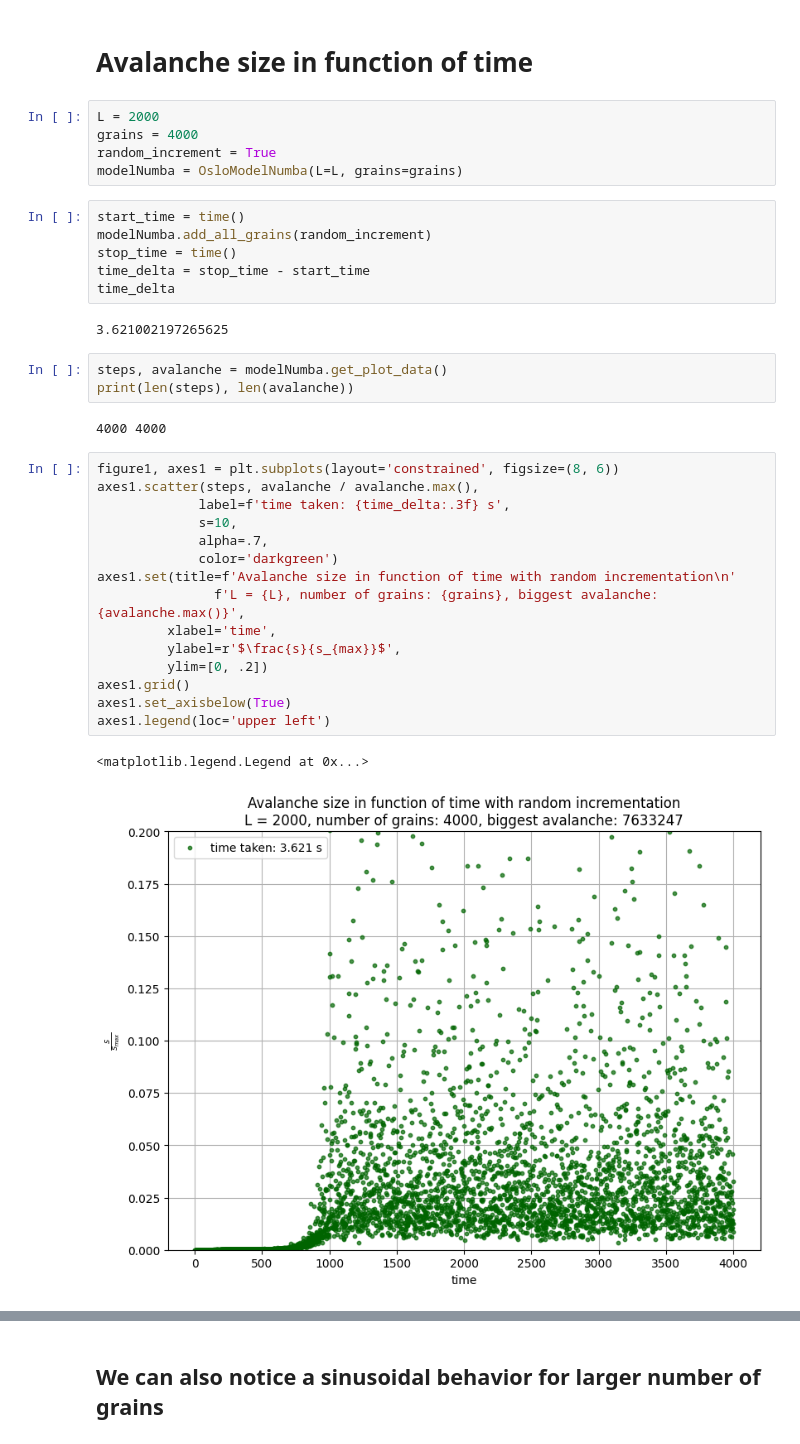
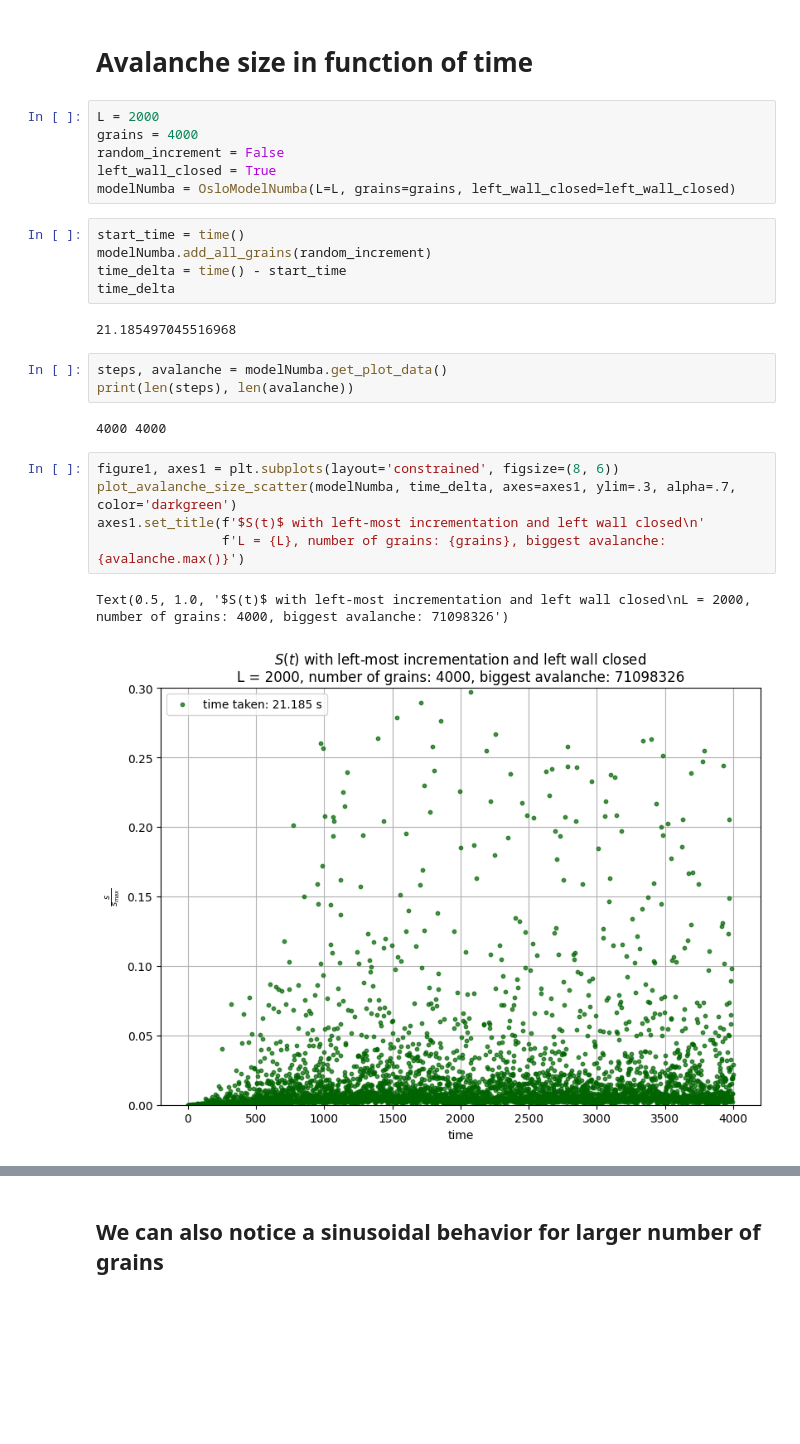
Before and after one commit to Yolonek/BoidsFlocking, a Jupyter notebook: OsloModel/OsloModel.ipynb, the cells around one changed output, grey strips where cells are left out. Saved outputs shown, nothing was run; the diff lists cells and outputs as text; blank space fills up the shorter version.

```diff
--- a/OsloModel/OsloModel.ipynb
+++ b/OsloModel/OsloModel.ipynb
@@ -40,16 +41,16 @@ modelNumba.add_all_grains(True)
 # %%
 L = 2000
 grains = 4000
-random_increment = True
-modelNumba = OsloModelNumba(L=L, grains=grains)
+random_increment = False
+left_wall_closed = True
+modelNumba = OsloModelNumba(L=L, grains=grains, left_wall_closed=left_wall_closed)
 # %%
 start_time = time()
 modelNumba.add_all_grains(random_increment)
-stop_time = time()
-time_delta = stop_time - start_time
+time_delta = time() - start_time
 time_delta
 # %% [output]
-3.621002197265625
+21.185497045516968
 # %%
 steps, avalanche = modelNumba.get_plot_data()
 print(len(steps), len(avalanche))
@@ -57,20 +58,10 @@ print(len(steps), len(avalanche))
 4000 4000
 # %%
 figure1, axes1 = plt.subplots(layout='constrained', figsize=(8, 6))
-axes1.scatter(steps, avalanche / avalanche.max(),
-             label=f'time taken: {time_delta:.3f} s',
-             s=10,
-             alpha=.7,
-             color='darkgreen')
-axes1.set(title=f'Avalanche size in function of time with random incrementation\n'
-               f'L = {L}, number of grains: {grains}, biggest avalanche: {avalanche.max()}',
-         xlabel='time',
-         ylabel=r'$\frac{s}{s_{max}}$',
-         ylim=[0, .2])
-axes1.grid()
-axes1.set_axisbelow(True)
-axes1.legend(loc='upper left')
+plot_avalanche_size_scatter(modelNumba, time_delta, axes=axes1, ylim=.3, alpha=.7, color='darkgreen')
+axes1.set_title(f'$S(t)$ with left-most incrementation and left wall closed\n'
+                f'L = {L}, number of grains: {grains}, biggest avalanche: {avalanche.max()}')
 # %% [output]
-<matplotlib.legend.Legend at 0x...>
+Text(0.5, 1.0, '$S(t)$ with left-most incrementation and left wall closed\nL = 2000, number of grains: 4000, biggest avalanche: 71098326')
-[figure, old version]
+[figure, new version]
 # %%
```
Also changed, not shown: parts of 38 cells of this notebook, 21 other files.
